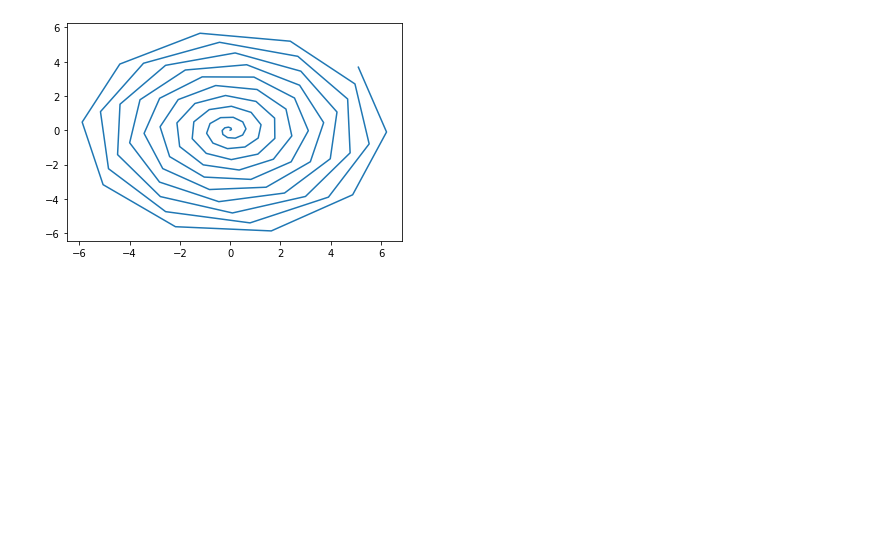
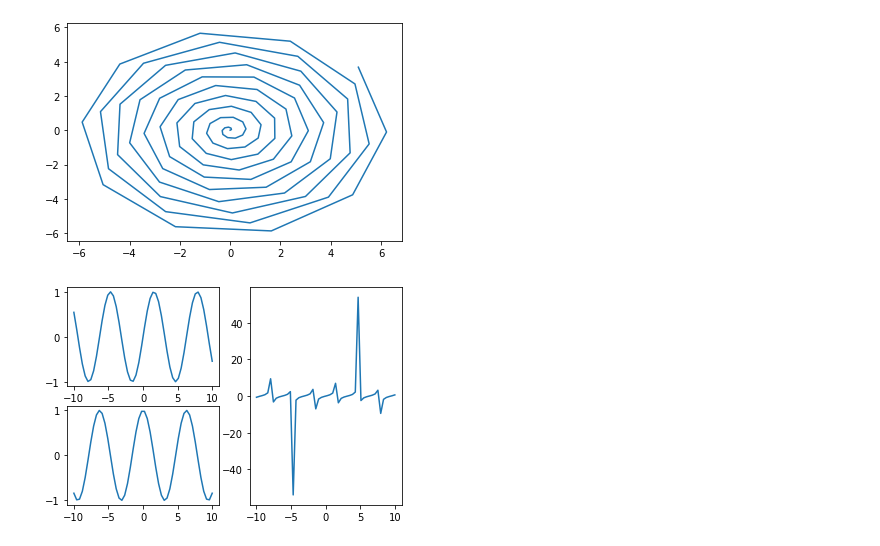
Before and after one commit to Namangarg007/Python-training, a Jupyter notebook: Lecture_25/Matplot.ipynb, the cells around one changed output. Drawn from its saved outputs; the diff is of its cells as text; code cells hidden in the pictures; blank space fills up the shorter version.

```diff
--- a/Lecture_25/Matplot.ipynb
+++ b/Lecture_25/Matplot.ipynb
@@ -50,3 +50,18 @@ plt.plot(z, y)
 # %% [output]
 [<matplotlib.lines.Line2D at 0x...>]
 [figure]
+# %%
+x = np.linspace(-10, 10)
+
+plt.figure()
+plt.subplot(2, 2, 1)
+plt.plot(x, np.sin(x))
+
+plt.subplot(2, 2, 3)
+plt.plot(x, np.cos(x))
+
+plt.subplot(1, 2, 2)
+plt.plot(x, np.tan(x))
+plt.show()
+# %% [output]
+[figure, added]
```
Also changed, not shown: parts of 1 cell of this notebook.
